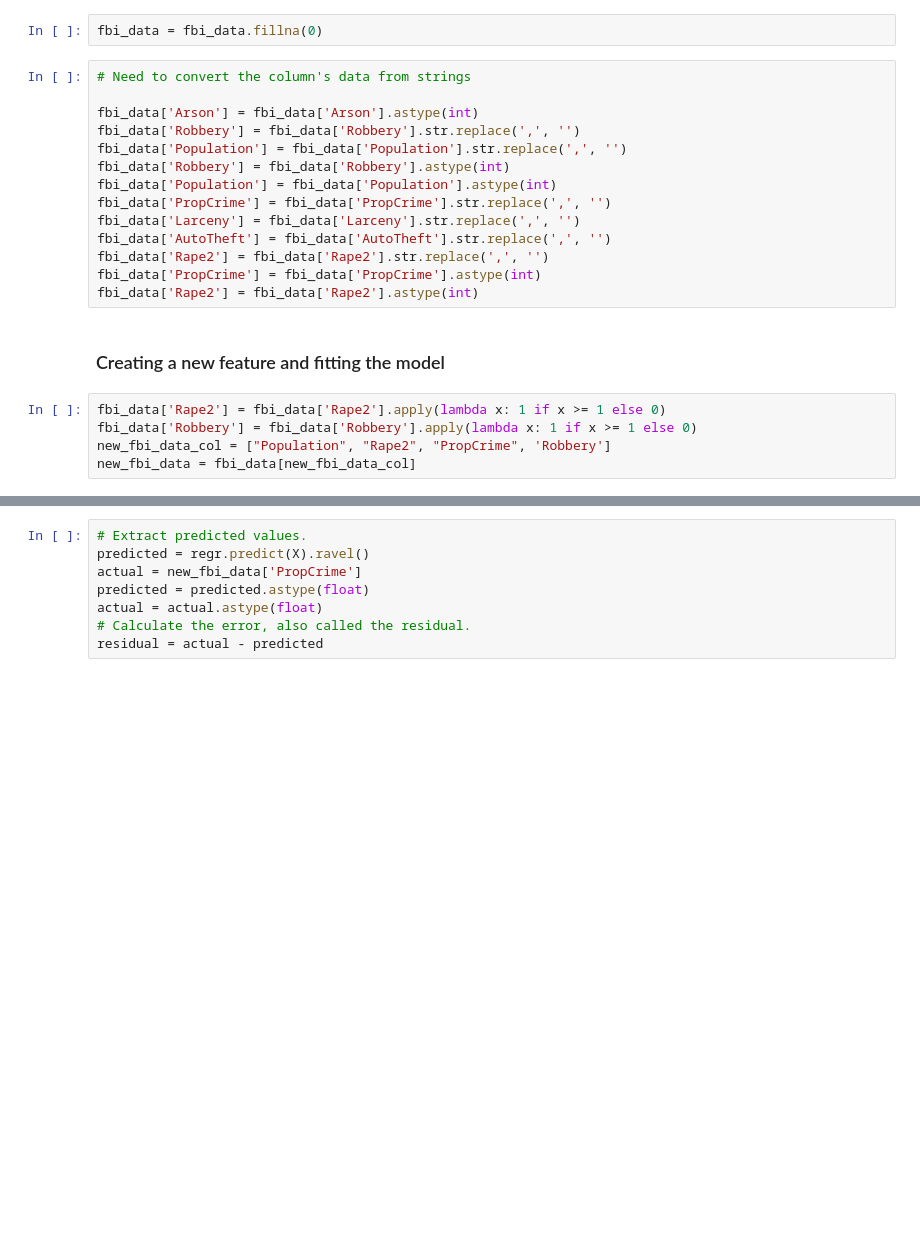
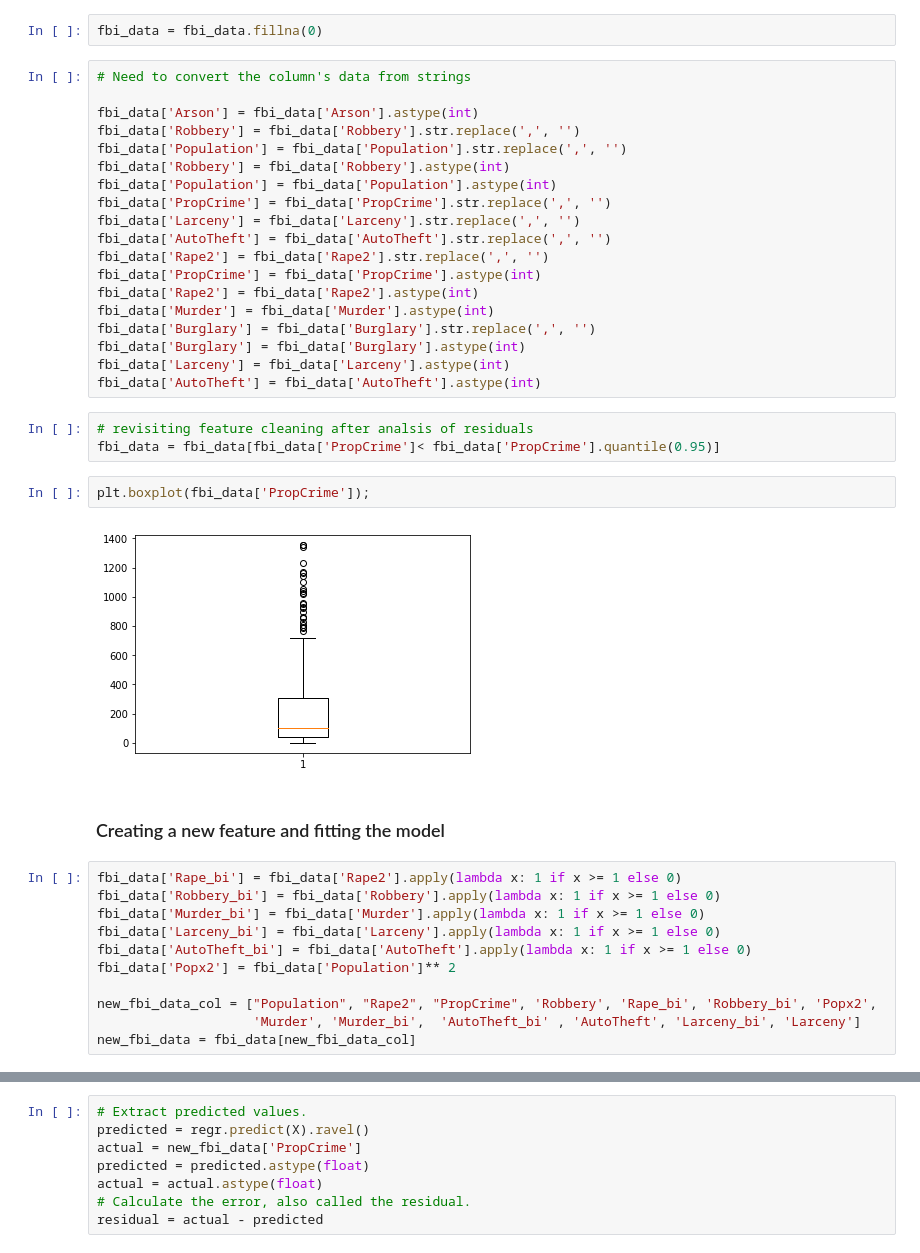
Before and after one commit to efuller11/Thinkful, a Jupyter notebook: Unit 2 Lesson 4 Challenge make your own regression model.ipynb, the cells around one changed output, grey strips where cells are left out. Drawn from its saved outputs; the diff is of its cells as text; blank space fills up the shorter version.

```diff
--- a/Unit 2 Lesson 4 Challenge make your own regression model.ipynb
+++ b/Unit 2 Lesson 4 Challenge make your own regression model.ipynb
@@ -62,12 +62,30 @@ fbi_data['AutoTheft'] = fbi_data['AutoTheft'].str.replace(',', '')
 fbi_data['Rape2'] = fbi_data['Rape2'].str.replace(',', '')
 fbi_data['PropCrime'] = fbi_data['PropCrime'].astype(int)
 fbi_data['Rape2'] = fbi_data['Rape2'].astype(int)
+fbi_data['Murder'] = fbi_data['Murder'].astype(int)
+fbi_data['Burglary'] = fbi_data['Burglary'].str.replace(',', '')
+fbi_data['Burglary'] = fbi_data['Burglary'].astype(int)
+fbi_data['Larceny'] = fbi_data['Larceny'].astype(int)
+fbi_data['AutoTheft'] = fbi_data['AutoTheft'].astype(int)
+# %%
+# revisiting feature cleaning after analsis of residuals
+fbi_data = fbi_data[fbi_data['PropCrime']< fbi_data['PropCrime'].quantile(0.95)]
+# %%
+plt.boxplot(fbi_data['PropCrime']);
+# %% [output]
+[figure, added]
 # %% [markdown]
 ###  Creating a new feature and fitting the model
 # %%
-fbi_data['Rape2'] = fbi_data['Rape2'].apply(lambda x: 1 if x >= 1 else 0)
-fbi_data['Robbery'] = fbi_data['Robbery'].apply(lambda x: 1 if x >= 1 else 0)
-new_fbi_data_col = ["Population", "Rape2", "PropCrime", 'Robbery']
+fbi_data['Rape_bi'] = fbi_data['Rape2'].apply(lambda x: 1 if x >= 1 else 0)
+fbi_data['Robbery_bi'] = fbi_data['Robbery'].apply(lambda x: 1 if x >= 1 else 0)
+fbi_data['Murder_bi'] = fbi_data['Murder'].apply(lambda x: 1 if x >= 1 else 0)
+fbi_data['Larceny_bi'] = fbi_data['Larceny'].apply(lambda x: 1 if x >= 1 else 0)
+fbi_data['AutoTheft_bi'] = fbi_data['AutoTheft'].apply(lambda x: 1 if x >= 1 else 0)
+fbi_data['Popx2'] = fbi_data['Population']** 2
+
+new_fbi_data_col = ["Population", "Rape2", "PropCrime", 'Robbery', 'Rape_bi', 'Robbery_bi', 'Popx2',
+                    'Murder', 'Murder_bi',  'AutoTheft_bi' , 'AutoTheft', 'Larceny_bi', 'Larceny']
 new_fbi_data = fbi_data[new_fbi_data_col]
 # %%
 regr = linear_model.LinearRegression()
```
Also changed, not shown: parts of 18 cells of this notebook, 3 other files.
